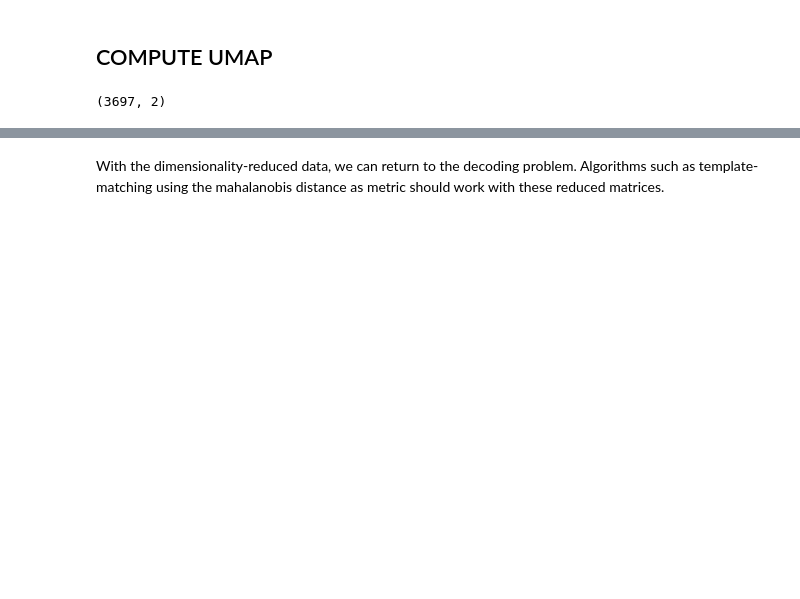
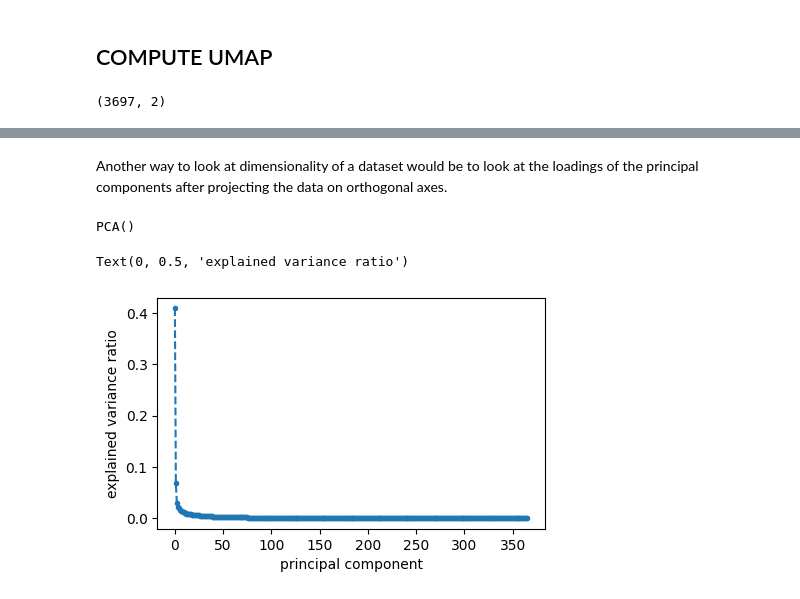
Before and after one commit to Anneser/SpatialInformation, a Jupyter notebook: scripts/DimensionalityAnalysis.ipynb, the cells around one changed output, grey strips where cells are left out. Saved outputs shown, nothing was run; the diff lists cells and outputs as text; code cells hidden in the pictures; blank space fills up the shorter version.

```diff
--- a/scripts/DimensionalityAnalysis.ipynb
+++ b/scripts/DimensionalityAnalysis.ipynb
@@ -134,2 +168,19 @@ plt.show()
-# %% [markdown]
-With the dimensionality-reduced data, we can return to the decoding problem. Algorithms such as template-matching using the mahalanobis distance as metric should work with these reduced matrices.
+# %% [markdown]
+Another way to look at dimensionality of a dataset would be to look at the loadings of the principal components after projecting the data on orthogonal axes.
+# %%
+# start by MinMax-Scaling
+scaler = MinMaxScaler()
+X = scaler.fit_transform(activity_data)# Now, shape (n_samples, n_neurons)
+# fit PCA transform
+pca = PCA()
+pca.fit(X)
+# %% [output]
+PCA()
+# %%
+plt.figure(figsize=(5,3))
+plt.plot(pca.explained_variance_ratio_, '.--')
+plt.xlabel("principal component")
+plt.ylabel("explained variance ratio")
+# %% [output]
+Text(0, 0.5, 'explained variance ratio')
+[figure, added]
```
Also changed, not shown: parts of 5 cells of this notebook.
